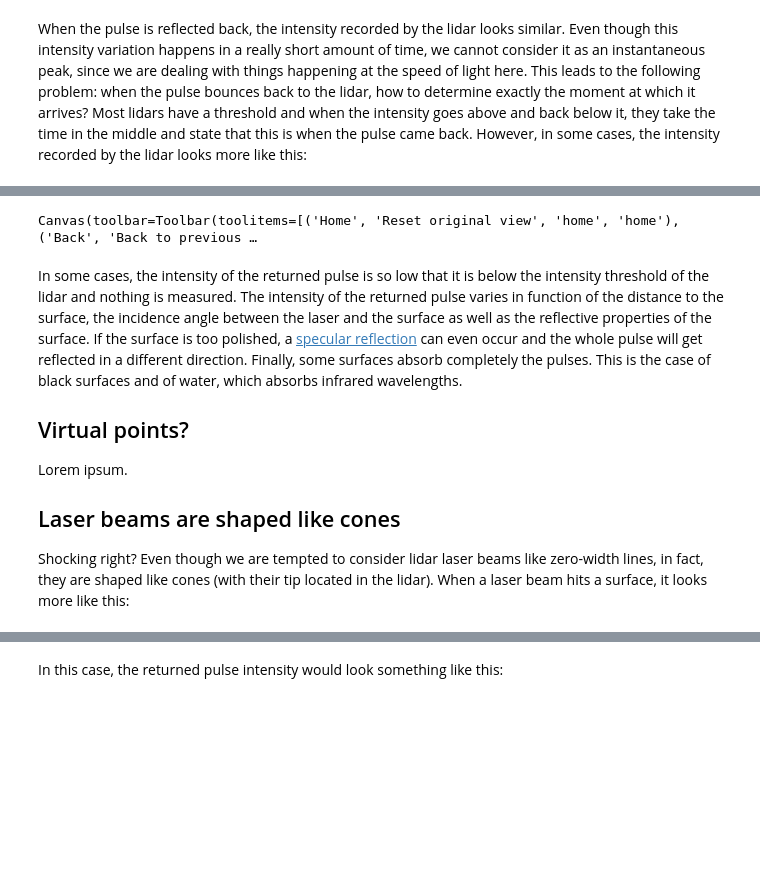
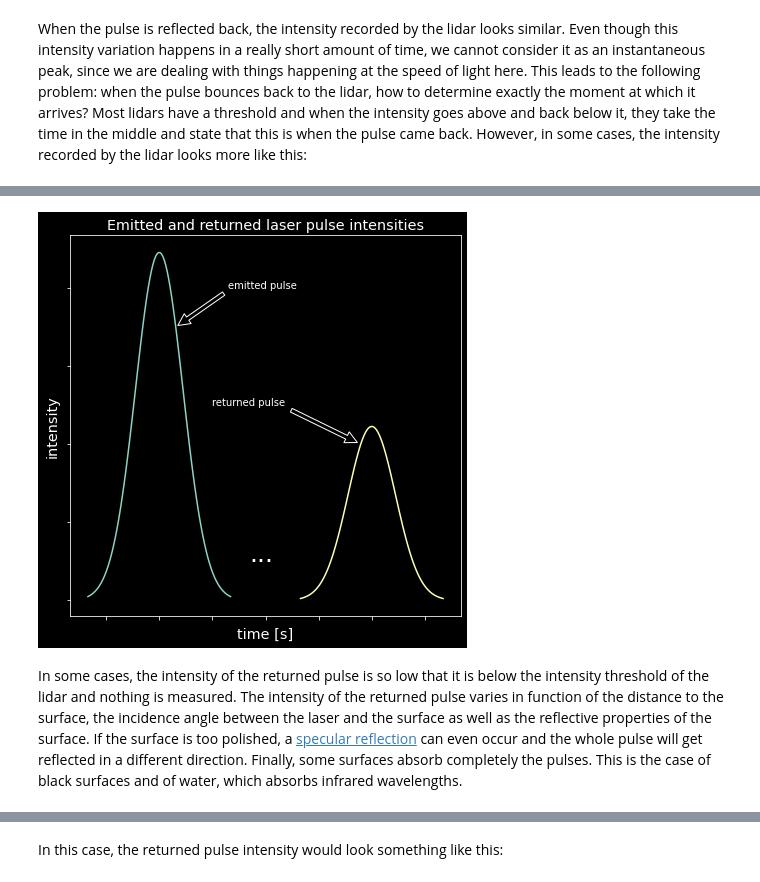
Before and after one commit to norlab-ulaval/percep3d_lessons, a Jupyter notebook: autonomous_vehicles/5-lesson_lidars.ipynb, the cells around one changed output, grey strips where cells are left out. Cells and saved outputs as stored; diff of their text form; code cells hidden in the pictures; blank space fills up the shorter version.

```diff
--- a/autonomous_vehicles/5-lesson_lidars.ipynb
+++ b/autonomous_vehicles/5-lesson_lidars.ipynb
@@ -128,46 +132,38 @@ This leads to returned pulse intensities looking like this:
 # %%
 if 'fig' in globals():
     plt.close(fig)
 
-fig = plt.figure(figsize=(5,5))
+fig = plt.figure(figsize=(7,7))
 
 #------------------------
 ax1 = fig.add_subplot(111)
 ax = ax1
 ax.set_title(r"Emitted and returned laser pulse intensities")
 ax.set_xticklabels([])
 ax.set_yticklabels([])
 ax.set_xlabel('time [s]')
 ax.set_ylabel('intensity')
 
 mu = 0
 variance = 20
 sigma = math.sqrt(variance)
 x = np.linspace(mu - 3*sigma, mu + 3*sigma, 100)
 _ = ax.plot(x, stats.norm.pdf(x, mu, sigma))
 _ = ax.annotate('emitted pulse', xy=(3, 0.07), xytext=(13, 0.08), arrowprops=dict(facecolor='black', shrink=0.05))
 
 _ = ax.text(17, 0.01, '...', fontsize=25)
 
 mu = 40
 variance = 20
 sigma = math.sqrt(variance)
 x = np.linspace(mu - 3*sigma, mu + 3*sigma, 100)
 _ = ax.plot(x, stats.norm.pdf(x, mu, sigma)*0.5)
 _ = ax.annotate('returned pulse', xy=(38, 0.04), xytext=(10, 0.05), arrowprops=dict(facecolor='black', shrink=0.05))
 # %% [output]
-Canvas(toolbar=Toolbar(toolitems=[('Home', 'Reset original view', 'home', 'home'), ('Back', 'Back to previous …
+[figure, added]
 # %% [markdown]
 In some cases, the intensity of the returned pulse is so low that it is below the intensity threshold of the lidar and nothing is measured.
 The intensity of the returned pulse varies in function of the distance to the surface, the incidence angle between the laser and the surface as well as the reflective properties of the surface.
 If the surface is too polished, a [specular reflection](https://en.wikipedia.org/wiki/Specular_reflection) can even occur and the whole pulse will get reflected in a different direction.
 Finally, some surfaces absorb completely the pulses.
 This is the case of black surfaces and of water, which absorbs infrared wavelengths.
-
-## Virtual points?
-Lorem ipsum.
-
-## Laser beams are shaped like cones
-Shocking right?
-Even though we are tempted to consider lidar laser beams like zero-width lines, in fact, they are shaped like cones (with their tip located in the lidar).
-When a laser beam hits a surface, it looks more like this:
```
Also changed, not shown: parts of 38 cells of this notebook, 4 other files.
